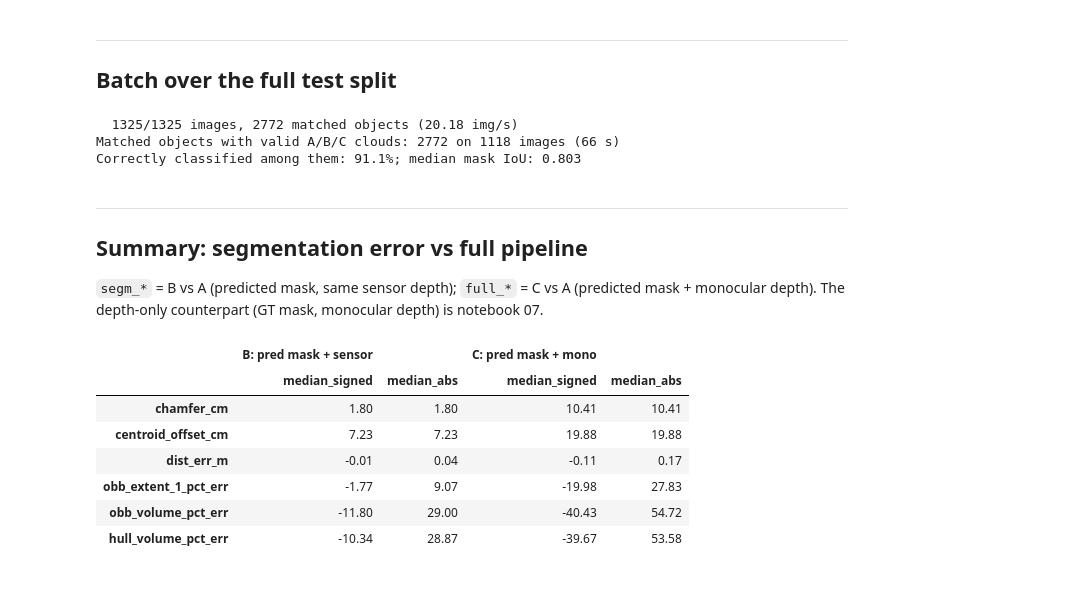
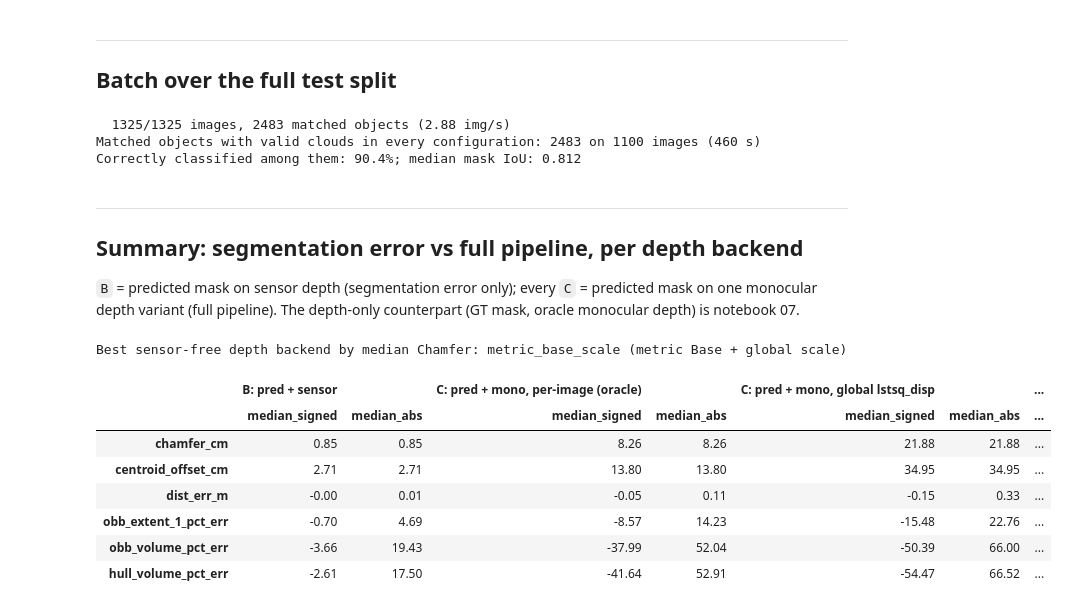
Before and after one commit to PolinaSushko/Object-segmentation-using-a-two-stage-Mask-R-CNN-model, a Jupyter notebook: notebooks/08_eval3d_pred_masks.ipynb, the cells around one changed output. Saved outputs shown, nothing was run; the diff lists cells and outputs as text; code cells hidden in the pictures.

```diff
--- a/notebooks/08_eval3d_pred_masks.ipynb
+++ b/notebooks/08_eval3d_pred_masks.ipynb
@@ -222,7 +276,6 @@ def process_image(img_id: int):
 # %%
 all_rows = []
 t0 = time.time()
-img_ids = sorted(coco.getImgIds())
 for n, img_id in enumerate(img_ids, 1):
     all_rows.extend(process_image(img_id))
     if n % 50 == 0 or n == len(img_ids):
@@ -232,40 +285,47 @@ print()
 
 df = pd.DataFrame(all_rows)
 df.to_csv(OUT_DIR / "object_metrics_pred_masks.csv", index=False)
-print(f"Matched objects with valid A/B/C clouds: {len(df)} "
+print(f"Matched objects with valid clouds in every configuration: {len(df)} "
       f"on {df.image_id.nunique()} images ({time.time() - t0:.0f} s)")
 print(f"Correctly classified among them: {df.correct_class.mean():.1%}; "
       f"median mask IoU: {df.mask_iou.median():.3f}")
 # %% [output]
-  1325/1325 images, 2772 matched objects (20.18 img/s)
-Matched objects with valid A/B/C clouds: 2772 on 1118 images (66 s)
-Correctly classified among them: 91.1%; median mask IoU: 0.803
+  1325/1325 images, 2483 matched objects (2.88 img/s)
+Matched objects with valid clouds in every configuration: 2483 on 1100 images (460 s)
+Correctly classified among them: 90.4%; median mask IoU: 0.812
 # %% [markdown]
 ---
-## Summary: segmentation error vs full pipeline
+## Summary: segmentation error vs full pipeline, per depth backend
 
-`segm_*` = B vs A (predicted mask, same sensor depth); `full_*` = C vs A
-(predicted mask + monocular depth). The depth-only counterpart (GT mask,
-monocular depth) is notebook 07.
+`B` = predicted mask on sensor depth (segmentation error only); every `C` =
+predicted mask on one monocular depth variant (full pipeline). The depth-only
+counterpart (GT mask, oracle monocular depth) is notebook 07.
 # %%
 METRICS = ["chamfer_cm", "centroid_offset_cm", "dist_err_m",
            "obb_extent_1_pct_err", "obb_volume_pct_err", "hull_volume_pct_err"]
+CONFIGS = {"B: pred + sensor": "segm", **{f"C: pred + {LABELS[v]}": v for v in VARIANTS}}
 
-summary = pd.DataFrame({
-    ("B: pred mask + sensor", "median_signed"): df[[f"segm_{m}" for m in METRICS]].median().values,
-    ("B: pred mask + sensor", "median_abs"):    df[[f"segm_{m}" for m in METRICS]].abs().median().values,
-    ("C: pred mask + mono",   "median_signed"): df[[f"full_{m}" for m in METRICS]].median().values,
-    ("C: pred mask + mono",   "median_abs"):    df[[f"full_{m}" for m in METRICS]].abs().median().values,
-}, index=METRICS).round(2)
+blocks = {}
+for label, prefix in CONFIGS.items():
+    sub = df[[f"{prefix}_{m}" for m in METRICS]].set_axis(METRICS, axis=1)
+    blocks[(label, "median_signed")] = sub.median()
+    blocks[(label, "median_abs")] = sub.abs().median()
+summary = pd.DataFrame(blocks).round(2)
 summary.to_csv(OUT_DIR / "summary_pred_masks.csv")
+
+best_deployable = min((v for v in DEPLOYABLE if v in VARIANTS),
+                      key=lambda v: df[f"{v}_chamfer_cm"].median(), default=None)
+print(f"Best sensor-free depth backend by median Chamfer: {best_deployable} "
+      f"({LABELS.get(best_deployable, '-')})")
 summary
 # %% [output]
+Best sensor-free depth backend by median Chamfer: metric_base_scale (metric Base + global scale)
-|  | B: pred mask + sensor |  | C: pred mask + mono |  |
-|  | median_signed | median_abs | median_signed | median_abs |
-| chamfer_cm | 1.80 | 1.80 | 10.41 | 10.41 |
-| centroid_offset_cm | 7.23 | 7.23 | 19.88 | 19.88 |
-| dist_err_m | -0.01 | 0.04 | -0.11 | 0.17 |
-| obb_extent_1_pct_err | -1.77 | 9.07 | -19.98 | 27.83 |
-| obb_volume_pct_err | -11.80 | 29.00 | -40.43 | 54.72 |
-| hull_volume_pct_err | -10.34 | 28.87 | -39.67 | 53.58 |
+|  | B: pred + sensor |  | C: pred + mono, per-image (oracle) |  | C: pred + mono, global lstsq_disp |  | ... |
+|  | median_signed | median_abs | median_signed | median_abs | median_signed | median_abs | ... |
+| chamfer_cm | 0.85 | 0.85 | 8.26 | 8.26 | 21.88 | 21.88 | ... |
+| centroid_offset_cm | 2.71 | 2.71 | 13.80 | 13.80 | 34.95 | 34.95 | ... |
+| dist_err_m | -0.00 | 0.01 | -0.05 | 0.11 | -0.15 | 0.33 | ... |
+| obb_extent_1_pct_err | -0.70 | 4.69 | -8.57 | 14.23 | -15.48 | 22.76 | ... |
+| obb_volume_pct_err | -3.66 | 19.43 | -37.99 | 52.04 | -50.39 | 66.00 | ... |
+| hull_volume_pct_err | -2.61 | 17.50 | -41.64 | 52.91 | -54.47 | 66.52 | ... |
 # %%
```
Also changed, not shown: parts of 11 cells of this notebook, 43 other files.
